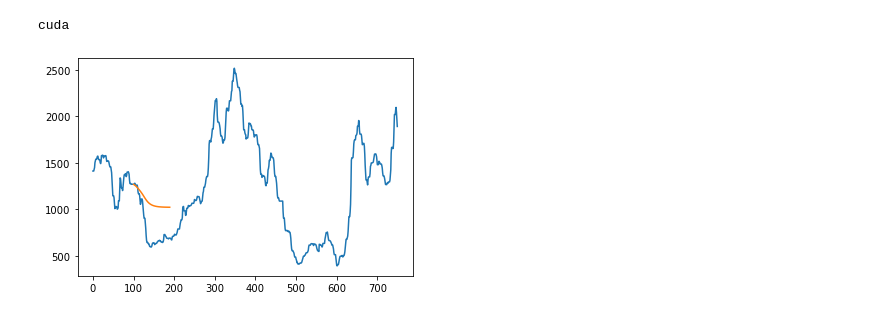
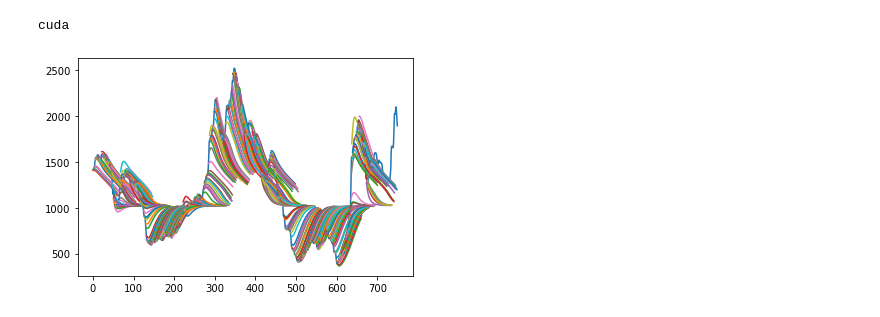
Before and after one commit to 10873028/ML, a Jupyter notebook: Conferece/lstm/Predict.ipynb, the cells around one changed output. Cells and saved outputs as stored; diff of their text form; code cells hidden in the pictures.

```diff
--- a/Conferece/lstm/Predict.ipynb
+++ b/Conferece/lstm/Predict.ipynb
@@ -13,8 +13,7 @@ print(device)
 cuda
 # %%
 timesteps = 90
-start = 100
-end = 90
+end = 60
 # %%
 df = pd.read_csv('bdi.csv')
 df.fillna(method='ffill', inplace=True)
@@ -26,5 +25,26 @@ x_train, y_train, x_val, y_val, x_test, y_test = Split(x, y)
 scaler = StandardScaler(y_train)
 x_test = scaler.transform(x_test)
 x_test = torch.FloatTensor(x_test).to(device)
+# %%
+model = Net().to(device)
+model = torch.load('checkpoint.pt')
 # %%
-x_test = x_test[start].reshape(-1, 1)
+table = []
+plt.plot(y_test)
+for i in range(750-end):
+    start = i
+    tmp = x_test[start].reshape(-1, 1)
+    ls = []
+    model.eval()
+    for _ in range(end):
+        with torch.no_grad():
+            pred = model(tmp.view(1, timesteps, 1))
+            ls.append(pred.cpu().numpy())
+            tmp = torch.cat((tmp, pred))
+            tmp = tmp[-timesteps:]
+    pred = scaler.inverse_transform(np.array(ls).reshape(-1))
+    plt.plot(range(start, start+end), pred)
+    table.append(metrics.mean_absolute_error(pred, y_test[start:start+end]))
+plt.show()
+# %% [output]
+[figure, added]
@@ -43,7 +50,0 @@ for _ in range(end):
-# %%
-pred = scaler.inverse_transform(np.array(ls).reshape(-1))
-plt.plot(y_test)
-plt.plot(range(start, start+end), pred)
-plt.show()
-# %% [output]
-[figure, removed]
```
Also changed, not shown: parts of 3 cells of this notebook, 23 other files.
